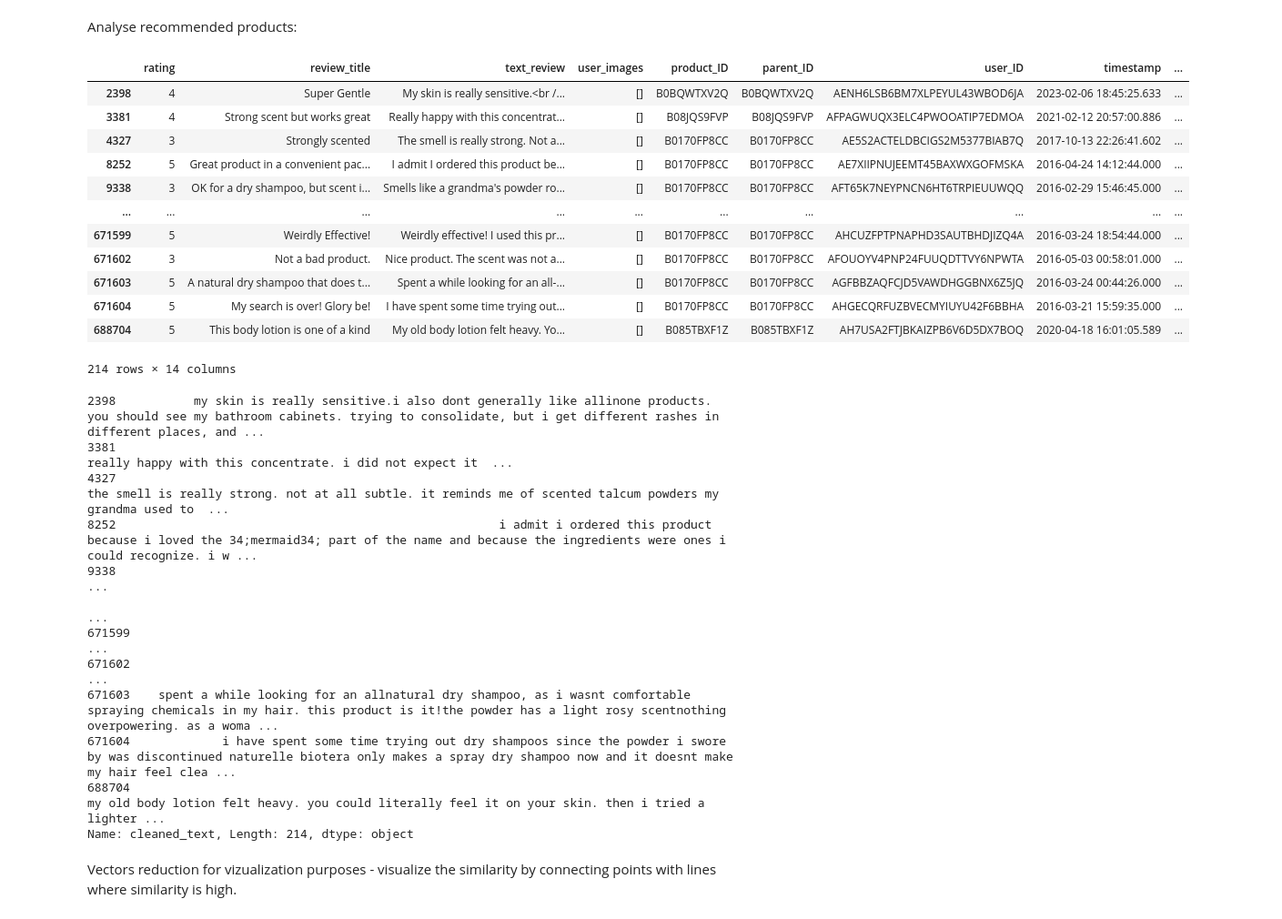
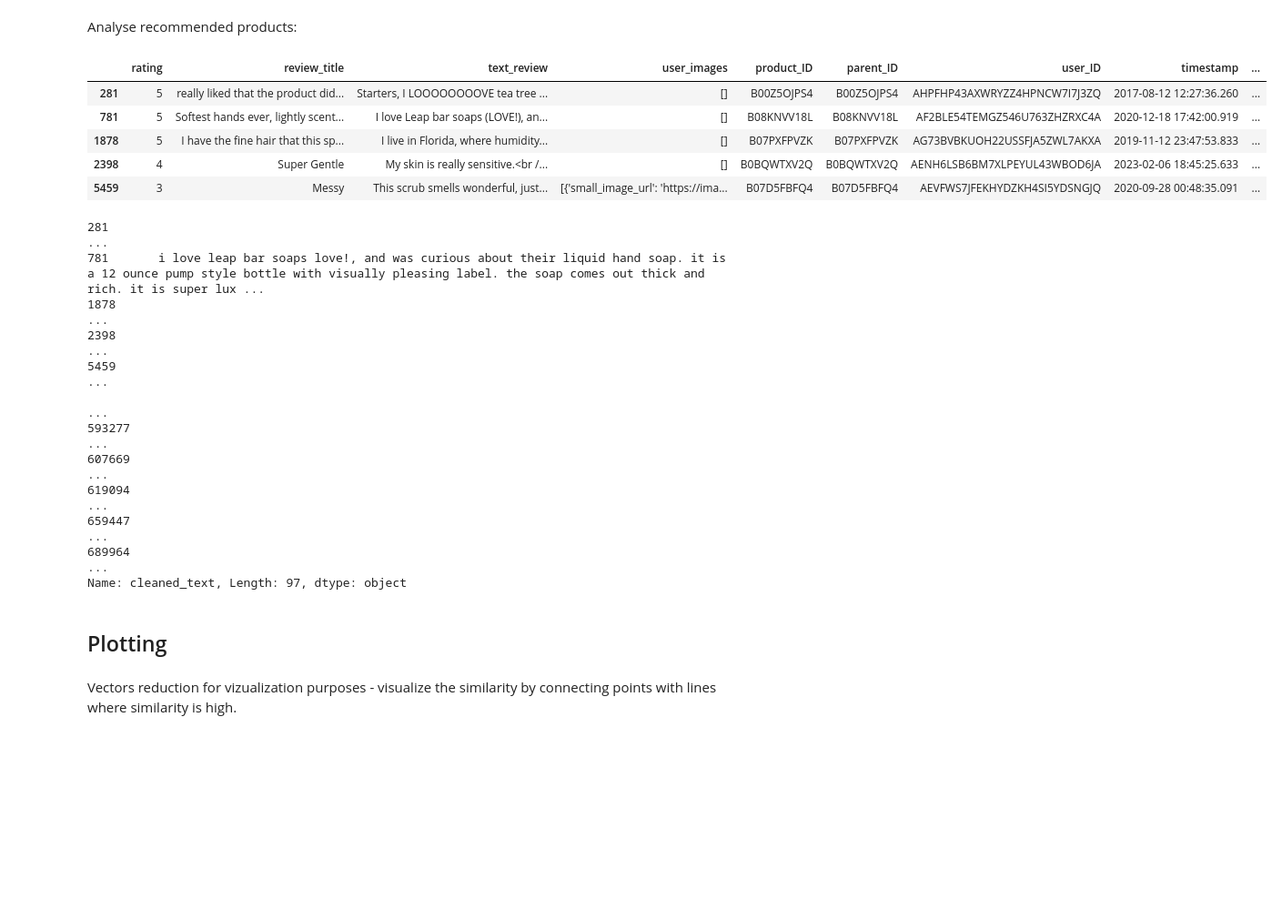
Before and after one commit to marcelinaszcz95/Capstone-Project-Recommender-System, a Jupyter notebook: notebooks/05_text_analysis_semantic_sentiment_merged.ipynb, the cells around one changed output. Shown at 91% size. Cells and saved outputs as stored; diff of their text form; code cells hidden in the pictures; blank space fills up the shorter version.

Commit message:
Change the number of recommendations to 10, filter out recommendations with positive sentiment

```diff
--- a/notebooks/05_text_analysis_semantic_sentiment_merged.ipynb
+++ b/notebooks/05_text_analysis_semantic_sentiment_merged.ipynb
@@ -152,7 +152,7 @@ user_vectors = df_user_vectors.iloc[:, 1:].values
 product_ids = df_product_vectors['product_ID'].values
 product_vectors = df_product_vectors.iloc[:, 1:].values
 # %%
-def recommend_top_n_products_by_user_id(user_id, user_ids, similarity_scores, indices, product_ids, user_item_df, top_n=5):
+def recommend_top_n_products_by_user_id(user_id, user_ids, similarity_scores, indices, product_ids, user_item_df, top_n=10):
     """
     Recommend top N products for a given user based on precomputed top-N cosine similarity.
 
@@ -203,7 +203,7 @@ def recommend_top_n_products_by_user_id(user_id, user_ids, similarity_scores, in
 
 # Example usage
 user_id_input = "AGKHLEW2SOWHNMFQIJGBECAF7INQ"  # Replace with user_ID
-top_n = 5
+top_n = 10
 
 try:
     recommendations = recommend_top_n_products_by_user_id(
@@ -238,0 +249,4 @@ recommendations
+# %%
+# Extract product IDs:
+product_ids = [item[0] for item in recommendations]
+product_ids
@@ -258,41 +283,36 @@ single_user_check
 | 1 | 4 | Works great but smells a little w... | This product does what I need it ... | [] | B081TJ8YS3 | B081TJ8YS3 | AGKHLEW2SOWHNMFQIJGBECAF7INQ | 2020-05-04 18:10:55.070 | ... |
 # %% [markdown]
 Analyse recommended products:
-# %%
-product_ids_to_filter = ['B0170FP8CC', 'B0BQWTXV2Q','B08JQS9FVP','B09TQ2SDKK','B085TBXF1Z']  # List of product IDs you want to filter
-filtered_df = df_user[df_user['product_ID'].isin(product_ids_to_filter)]
-filtered_df
-# %% [output]
-|  | rating | review_title | text_review | user_images | product_ID | parent_ID | user_ID | timestamp | ... |
-| 2398 | 4 | Super Gentle | My skin is really sensitive.<br /... | [] | B0BQWTXV2Q | B0BQWTXV2Q | AENH6LSB6BM7XLPEYUL43WBOD6JA | 2023-02-06 18:45:25.633 | ... |
-| 3381 | 4 | Strong scent but works great | Really happy with this concentrat... | [] | B08JQS9FVP | B08JQS9FVP | AFPAGWUQX3ELC4PWOOATIP7EDMOA | 2021-02-12 20:57:00.886 | ... |
-| 4327 | 3 | Strongly scented | The smell is really strong. Not a... | [] | B0170FP8CC | B0170FP8CC | AE5S2ACTELDBCIGS2M5377BIAB7Q | 2017-10-13 22:26:41.602 | ... |
-| 8252 | 5 | Great product in a convenient pac... | I admit I ordered this product be... | [] | B0170FP8CC | B0170FP8CC | AE7XIIPNUJEEMT45BAXWXGOFMSKA | 2016-04-24 14:12:44.000 | ... |
-| 9338 | 3 | OK for a dry shampoo, but scent i... | Smells like a grandma's powder ro... | [] | B0170FP8CC | B0170FP8CC | AFT65K7NEYPNCN6HT6TRPIEUUWQQ | 2016-02-29 15:46:45.000 | ... |
-| ... | ... | ... | ... | ... | ... | ... | ... | ... | ... |
-| 671599 | 5 | Weirdly Effective! | Weirdly effective! I used this pr... | [] | B0170FP8CC | B0170FP8CC | AHCUZFPTPNAPHD3SAUTBHDJIZQ4A | 2016-03-24 18:54:44.000 | ... |
-| 671602 | 3 | Not a bad product. | Nice product. The scent was not a... | [] | B0170FP8CC | B0170FP8CC | AFOUOYV4PNP24FUUQDTTVY6NPWTA | 2016-05-03 00:58:01.000 | ... |
-| 671603 | 5 | A natural dry shampoo that does t... | Spent a while looking for an all-... | [] | B0170FP8CC | B0170FP8CC | AGFBBZAQFCJD5VAWDHGGBNX6Z5JQ | 2016-03-24 00:44:26.000 | ... |
-| 671604 | 5 | My search is over! Glory be! | I have spent some time trying out... | [] | B0170FP8CC | B0170FP8CC | AHGECQRFUZBVECMYIUYU42F6BBHA | 2016-03-21 15:59:35.000 | ... |
-| 688704 | 5 | This body lotion is one of a kind | My old body lotion felt heavy. Yo... | [] | B085TBXF1Z | B085TBXF1Z | AH7USA2FTJBKAIZPB6V6D5DX7BOQ | 2020-04-18 16:01:05.589 | ... |
-214 rows × 14 columns
+# %%
+# Analyse recommended products
+filtered_df = df_user[df_user['product_ID'].isin(product_ids)]
+filtered_df.head()
+# %% [output]
+|  | rating | review_title | text_review | user_images | product_ID | parent_ID | user_ID | timestamp | ... |
+| 281 | 5 | really liked that the product did... | Starters, I LOOOOOOOOVE tea tree ... | [] | B00Z5OJPS4 | B00Z5OJPS4 | AHPFHP43AXWRYZZ4HPNCW7I7J3ZQ | 2017-08-12 12:27:36.260 | ... |
+| 781 | 5 | Softest hands ever, lightly scent... | I love Leap bar soaps (LOVE!), an... | [] | B08KNVV18L | B08KNVV18L | AF2BLE54TEMGZ546U763ZHZRXC4A | 2020-12-18 17:42:00.919 | ... |
+| 1878 | 5 | I have the fine hair that this sp... | I live in Florida, where humidity... | [] | B07PXFPVZK | B07PXFPVZK | AG73BVBKUOH22USSFJA5ZWL7AKXA | 2019-11-12 23:47:53.833 | ... |
+| 2398 | 4 | Super Gentle | My skin is really sensitive.<br /... | [] | B0BQWTXV2Q | B0BQWTXV2Q | AENH6LSB6BM7XLPEYUL43WBOD6JA | 2023-02-06 18:45:25.633 | ... |
+| 5459 | 3 | Messy | This scrub smells wonderful, just... | [{'small_image_url': 'https://ima... | B07D5FBFQ4 | B07D5FBFQ4 | AEVFWS7JFEKHYDZKH4SI5YDSNGJQ | 2020-09-28 00:48:35.091 | ... |
 # %%
 
 # Display the cleaned_text column
 filtered_df.cleaned_text
 # %% [output]
-2398           my skin is really sensitive.i also dont generally like allinone products. you should see my bathroom cabinets. trying to consolidate, but i get different rashes in different places, and ...
-3381                                                                                                                                            really happy with this concentrate. i did not expect it  ...
-4327                                                                                          the smell is really strong. not at all subtle. it reminds me of scented talcum powders my grandma used to  ...
-8252                                                      i admit i ordered this product because i loved the 34;mermaid34; part of the name and because the ingredients were ones i could recognize. i w ...
-9338                                                                                                                                                                                                     ...
+281                                                                                                                                                                                                      ...
+781       i love leap bar soaps love!, and was curious about their liquid hand soap. it is a 12 ounce pump style bottle with visually pleasing label. the soap comes out thick and rich. it is super lux ...
+1878                                                                                                                                                                                                     ...
+2398                                                                                                                                                                                                     ...
+5459                                                                                                                                                                                                     ...
                                                                                                                                                                                                          ...
-671599                                                                                                                                                                                                   ...
-671602                                                                                                                                                                                                   ...
-671603    spent a while looking for an allnatural dry shampoo, as i wasnt comfortable spraying chemicals in my hair. this product is it!the powder has a light rosy scentnothing overpowering. as a woma ...
-671604             i have spent some time trying out dry shampoos since the powder i swore by was discontinued naturelle biotera only makes a spray dry shampoo now and it doesnt make my hair feel clea ...
-688704                                                                                                   my old body lotion felt heavy. you could literally feel it on your skin. then i tried a lighter ...
-Name: cleaned_text, Length: 214, dtype: object
+593277                                                                                                                                                                                                   ...
+607669                                                                                                                                                                                                   ...
+619094                                                                                                                                                                                                   ...
+659447                                                                                                                                                                                                   ...
+689964                                                                                                                                                                                                   ...
+Name: cleaned_text, Length: 97, dtype: object
+# %% [markdown]
+## Plotting
 # %% [markdown]
 Vectors reduction for vizualization purposes  - visualize the similarity by connecting points with lines where similarity is high.
 # %%
```
Also changed, not shown: parts of 3 cells of this notebook.
